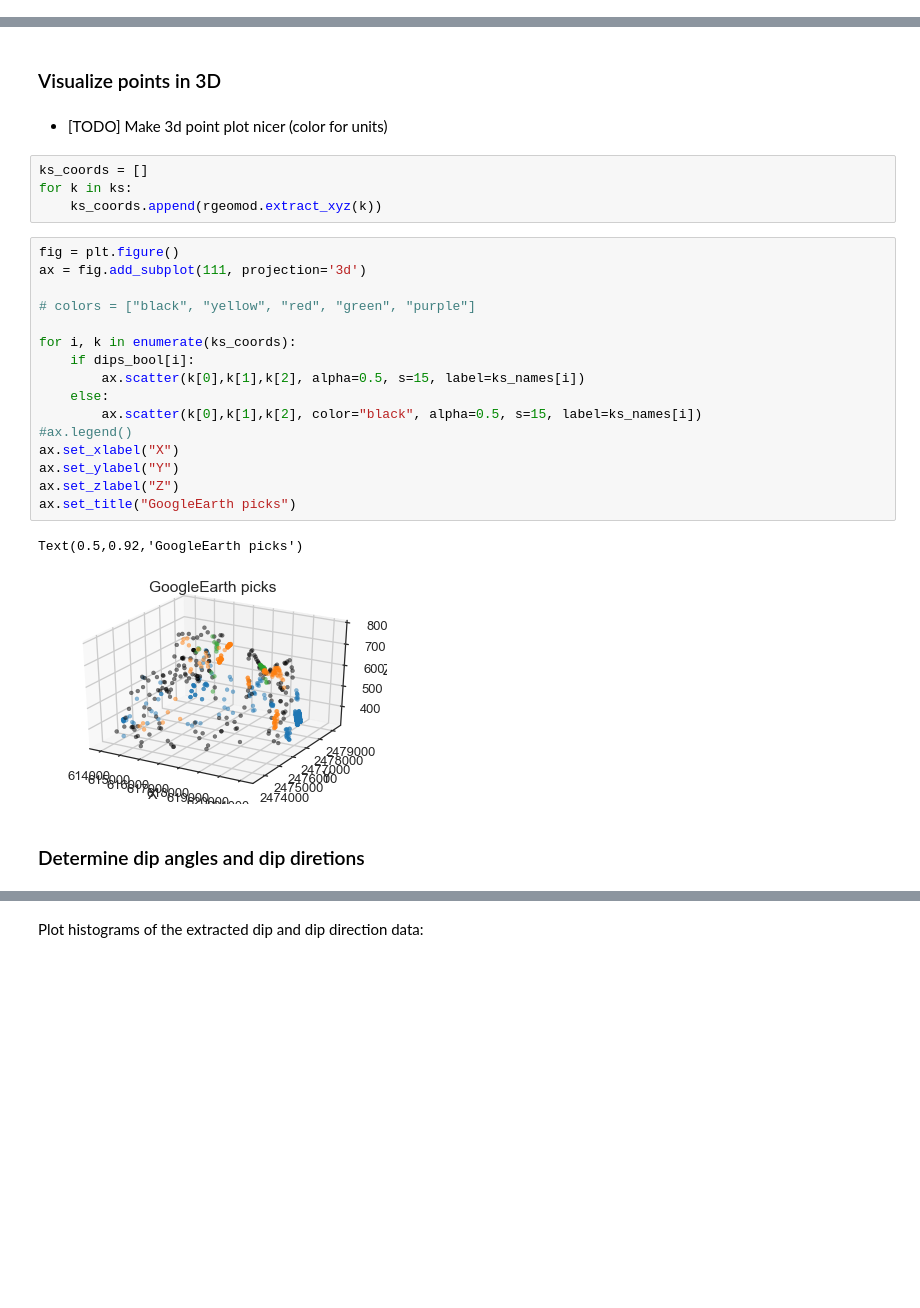
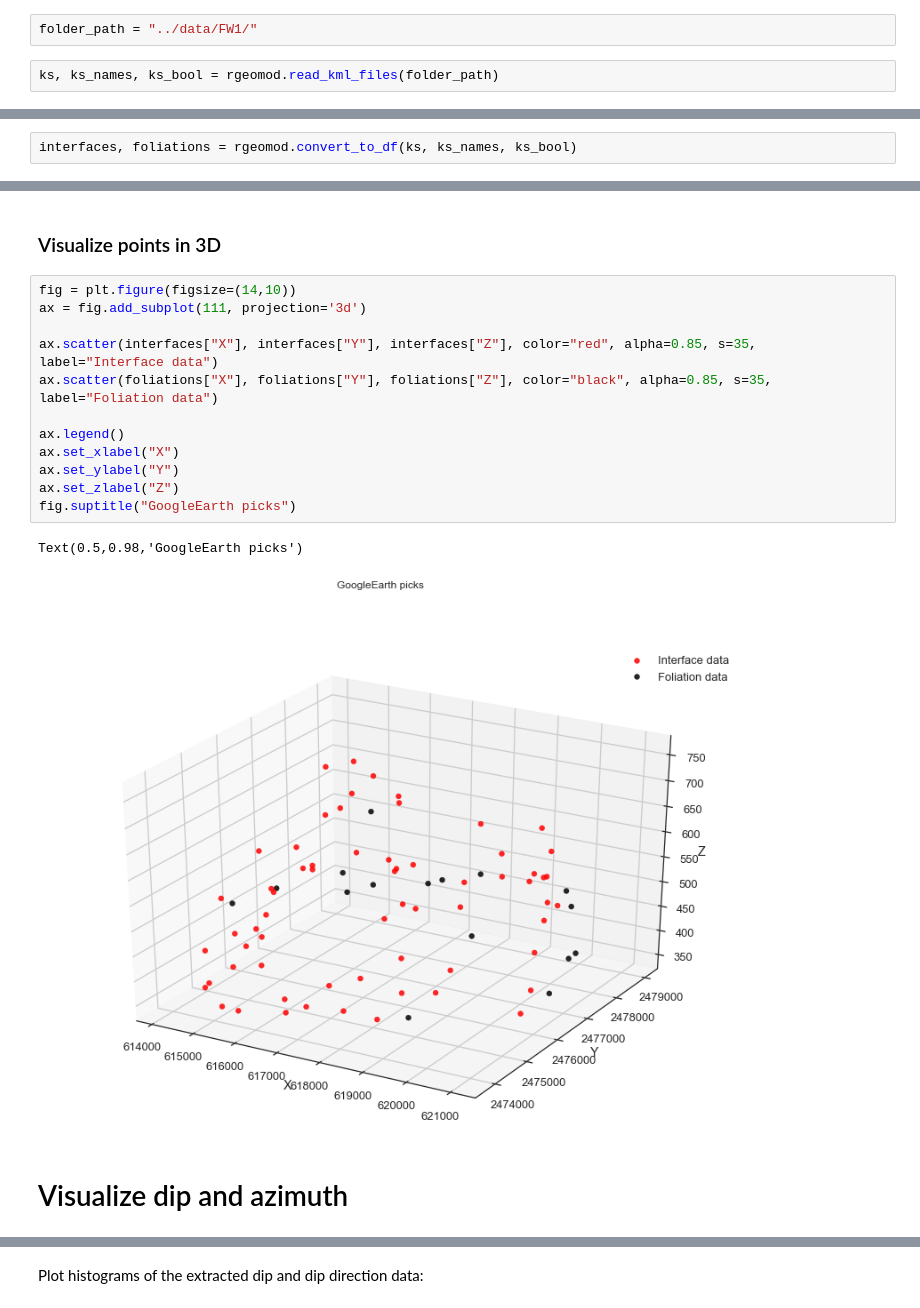
Before and after one commit to cgre-aachen/remote-geomod, a Jupyter notebook: notebooks/workflow.ipynb, the cells around one changed output, grey strips where cells are left out. Cells and saved outputs as stored; diff of their text form; blank space fills up the shorter version.

```diff
--- a/notebooks/workflow.ipynb
+++ b/notebooks/workflow.ipynb
@@ -94,0 +21,4 @@ for k in ks:
+# %%
+folder_path = "../data/FW1/"
+# %%
+ks, ks_names, ks_bool = rgeomod.read_kml_files(folder_path)
@@ -112,0 +75,2 @@ for k in ks:
+# %%
+interfaces, foliations = rgeomod.convert_to_df(ks, ks_names, ks_bool)
@@ -113,29 +95,19 @@ for k in ks:
 # %% [markdown]
 ### Visualize points in 3D
-# %% [markdown]
-* [TODO] Make 3d point plot nicer (color for units)
-# %%
-ks_coords = []
-for k in ks:
-    ks_coords.append(rgeomod.extract_xyz(k))
 # %%
-fig = plt.figure()
+fig = plt.figure(figsize=(14,10))
 ax = fig.add_subplot(111, projection='3d')
 
-# colors = ["black", "yellow", "red", "green", "purple"]
+ax.scatter(interfaces["X"], interfaces["Y"], interfaces["Z"], color="red", alpha=0.85, s=35, label="Interface data")
+ax.scatter(foliations["X"], foliations["Y"], foliations["Z"], color="black", alpha=0.85, s=35, label="Foliation data")
 
-for i, k in enumerate(ks_coords):
-    if dips_bool[i]:
-        ax.scatter(k[0],k[1],k[2], alpha=0.5, s=15, label=ks_names[i])
-    else:
-        ax.scatter(k[0],k[1],k[2], color="black", alpha=0.5, s=15, label=ks_names[i])
-#ax.legend()
+ax.legend()
 ax.set_xlabel("X")
 ax.set_ylabel("Y")
 ax.set_zlabel("Z")
-ax.set_title("GoogleEarth picks")
+fig.suptitle("GoogleEarth picks")
 # %% [output]
-Text(0.5,0.92,'GoogleEarth picks')
+Text(0.5,0.98,'GoogleEarth picks')
-[figure, old version]
+[figure, new version]
 # %% [markdown]
-### Determine dip angles and dip diretions
+# Visualize dip and azimuth
```
Also changed, not shown: parts of 48 cells of this notebook, 9 other files.
